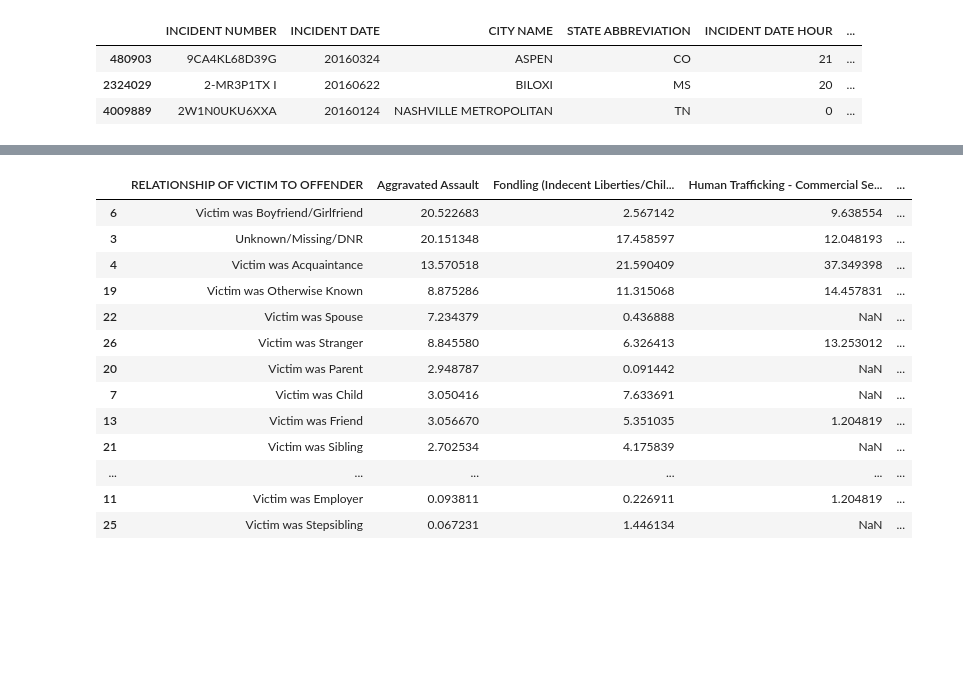
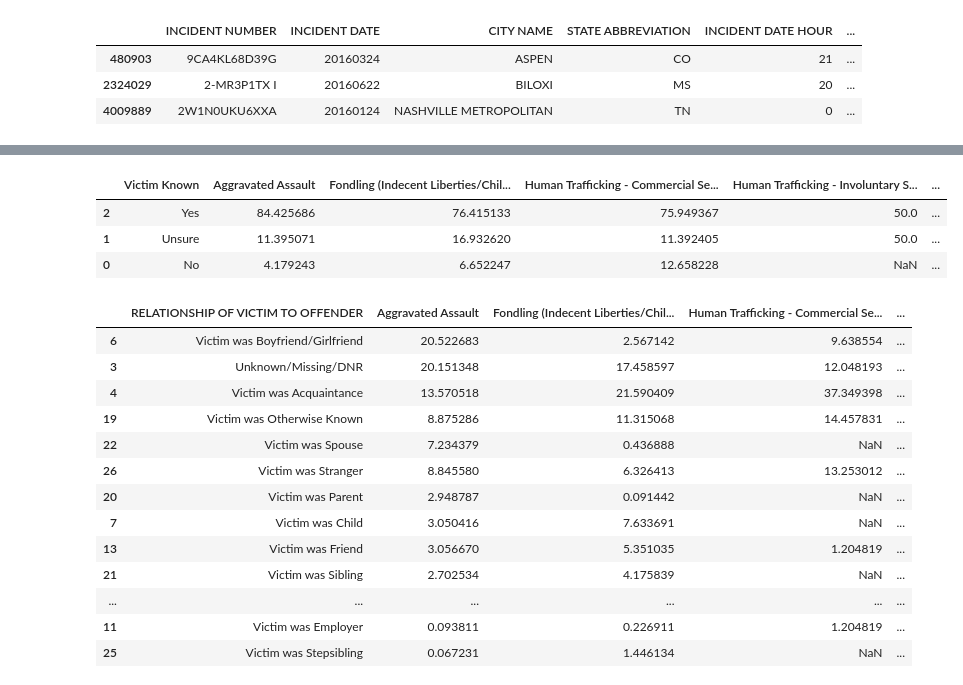
Before and after one commit to castle8080/violence_research, a Jupyter notebook: nat_incident_data.ipynb, the cells around one changed output, grey strips where cells are left out. Saved outputs shown, nothing was run; the diff lists cells and outputs as text; code cells hidden in the pictures; blank space fills up the shorter version.

```diff
--- a/nat_incident_data.ipynb
+++ b/nat_incident_data.ipynb
@@ -381,3 +398,10 @@ victim_data_v_1v1 = victim_data[
+# %%
+to_column_percents(related_category_counts(victim_data_v_1v1[victim_data_v_1v1['SEX OF VICTIM'] == 'Female'], 'UCR OFFENSE CODE', 'Victim Known'))
+# %% [output]
+|  | Victim Known | Aggravated Assault | Fondling (Indecent Liberties/Chil... | Human Trafficking - Commercial Se... | Human Trafficking - Involuntary S... | ... |
+| 2 | Yes | 84.425686 | 76.415133 | 75.949367 | 50.0 | ... |
+| 1 | Unsure | 11.395071 | 16.932620 | 11.392405 | 50.0 | ... |
+| 0 | No | 4.179243 | 6.652247 | 12.658228 | NaN | ... |
 # %%
 to_column_percents(related_category_counts(victim_data_v_1v1, 'UCR OFFENSE CODE', 'RELATIONSHIP OF VICTIM TO OFFENDER'))
 # %% [output]
```
Also changed, not shown: parts of 3 cells of this notebook.
